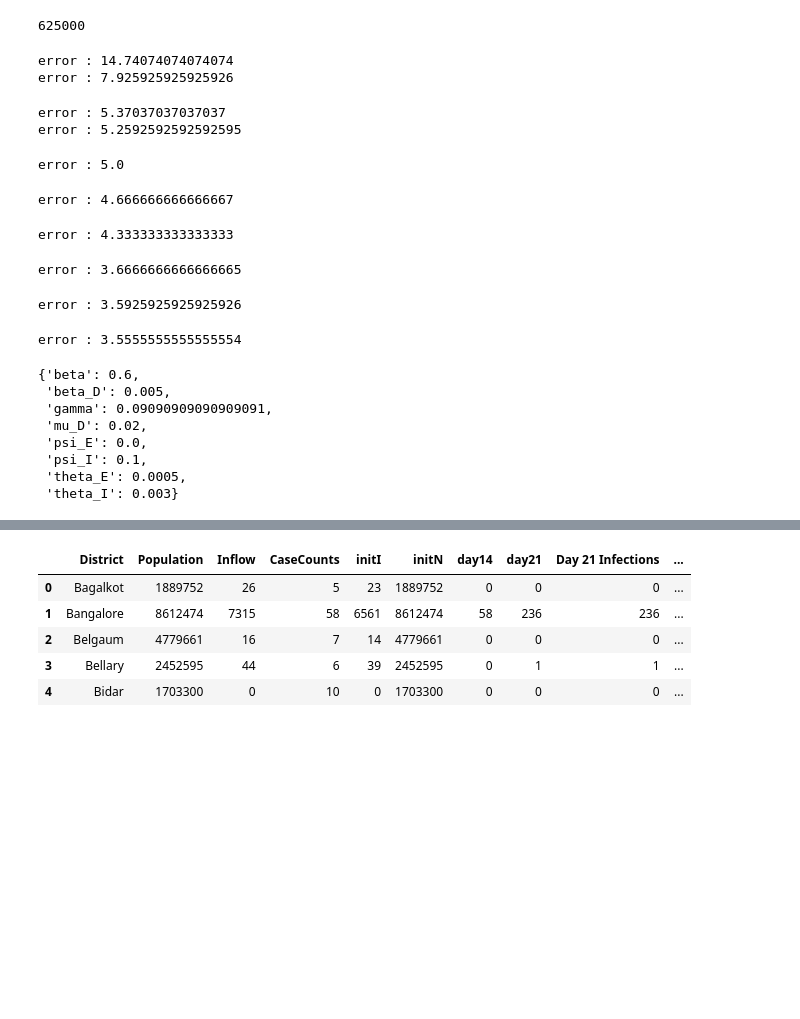
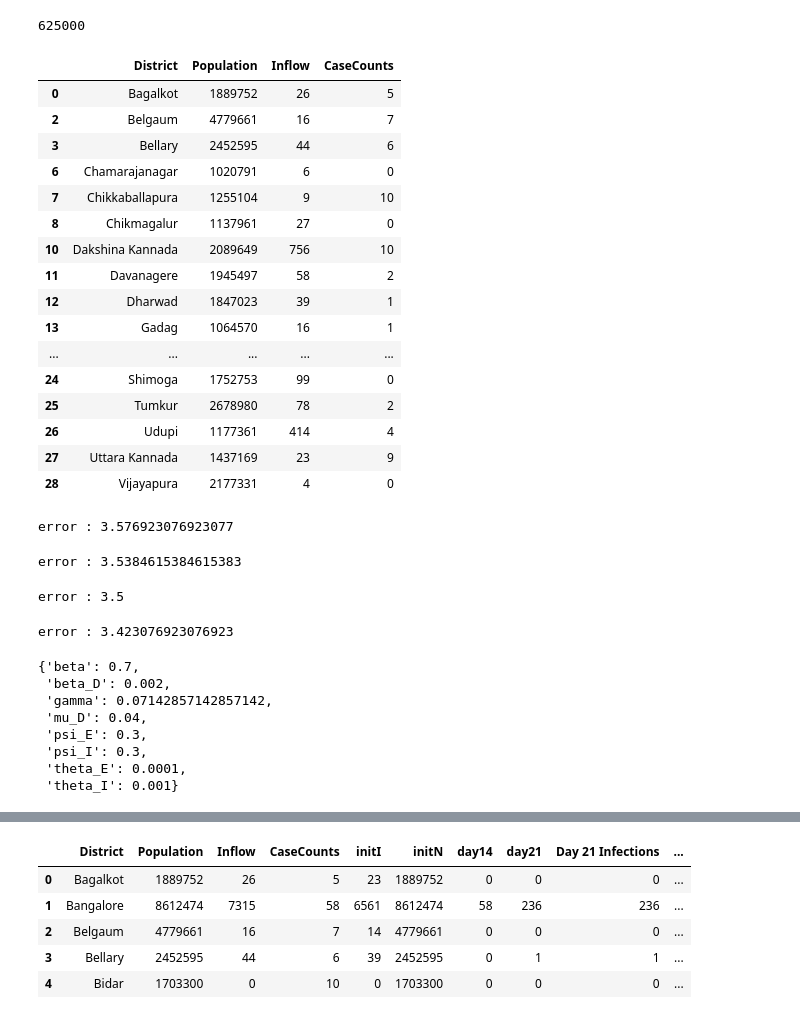
Before and after one commit to meghanabhange/CovidSeer, a Jupyter notebook: _notebooks/2020-04-04-SEIRS_KA.ipynb, the cells around one changed output, grey strips where cells are left out. Saved outputs shown, nothing was run; the diff lists cells and outputs as text; code cells hidden in the pictures; blank space fills up the shorter version.

```diff
--- a/_notebooks/2020-04-04-SEIRS_KA.ipynb
+++ b/_notebooks/2020-04-04-SEIRS_KA.ipynb
@@ -340,6 +340,26 @@ grid
 len(list(ParameterGrid(grid)))
 # %% [output]
 625000
+# %%
+ka_df[ka_df.Inflow != 0][ka_df.District !="Bangalore"][ka_df.District !="Bangalore Rural"]
+# %% [output]
+|  | District | Population | Inflow | CaseCounts |
+| 0 | Bagalkot | 1889752 | 26 | 5 |
+| 2 | Belgaum | 4779661 | 16 | 7 |
+| 3 | Bellary | 2452595 | 44 | 6 |
+| 6 | Chamarajanagar | 1020791 | 6 | 0 |
+| 7 | Chikkaballapura | 1255104 | 9 | 10 |
+| 8 | Chikmagalur | 1137961 | 27 | 0 |
+| 10 | Dakshina Kannada | 2089649 | 756 | 10 |
+| 11 | Davanagere | 1945497 | 58 | 2 |
+| 12 | Dharwad | 1847023 | 39 | 1 |
+| 13 | Gadag | 1064570 | 16 | 1 |
+| ... | ... | ... | ... | ... |
+| 24 | Shimoga | 1752753 | 99 | 0 |
+| 25 | Tumkur | 2678980 | 78 | 2 |
+| 26 | Udupi | 1177361 | 414 | 4 |
+| 27 | Uttara Kannada | 1437169 | 23 | 9 |
+| 28 | Vijayapura | 2177331 | 4 | 0 |
 # %%
 # hide
 config = {}
@@ -351,7 +371,7 @@ def megs_shitty_grid_search(grid):
         ka_estimated_df = estimate(
             percent_travellers_infected,
             unknown_to_known_travelers,
-            ka_df[ka_df.Inflow != 0],
+            ka_df[ka_df.Inflow != 0][ka_df.District !="Bangalore"][ka_df.District !="Bangalore Rural"],
             beta=combination["beta"],
             # sigma=combination["sigma"],
             gamma=combination["gamma"],
@@ -375,24 +395,18 @@ def megs_shitty_grid_search(grid):
 config = megs_shitty_grid_search(grid)
 config
 # %% [output]
-error : 14.74074074074074
-error : 7.925925925925926
+error : 3.576923076923077
-error : 5.37037037037037
-error : 5.2592592592592595
+error : 3.5384615384615383
-error : 5.0
+error : 3.5
-error : 4.666666666666667
+error : 3.423076923076923
-error : 4.333333333333333
+{'beta': 0.7,
+ 'beta_D': 0.002,
+ 'gamma': 0.07142857142857142,
+ 'mu_D': 0.04,
+ 'psi_E': 0.3,
+ 'psi_I': 0.3,
+ 'theta_E': 0.0001,
+ 'theta_I': 0.001}
-error : 3.6666666666666665
-error : 3.5925925925925926
-error : 3.5555555555555554
-{'beta': 0.6,
- 'beta_D': 0.005,
- 'gamma': 0.09090909090909091,
- 'mu_D': 0.02,
- 'psi_E': 0.0,
- 'psi_I': 0.1,
- 'theta_E': 0.0005,
- 'theta_I': 0.003}
 # %%
 # hide
 config
```
Also changed, not shown: parts of 2 cells of this notebook.
